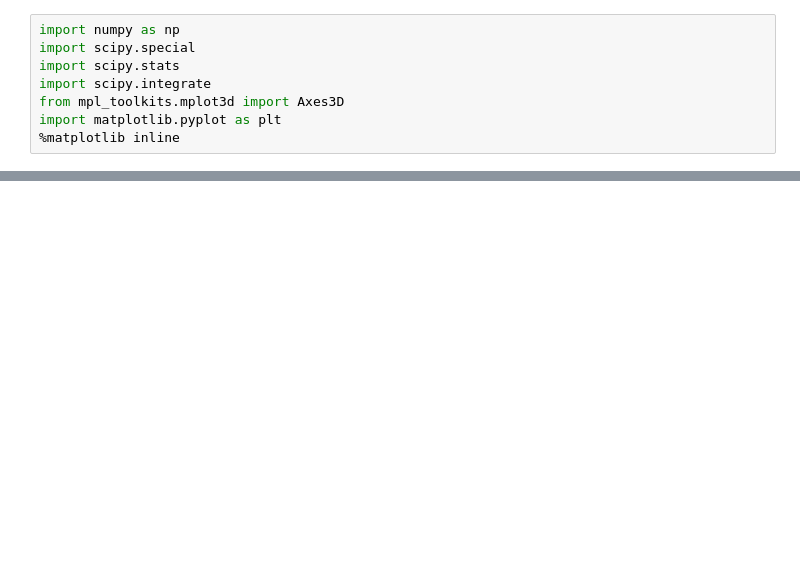
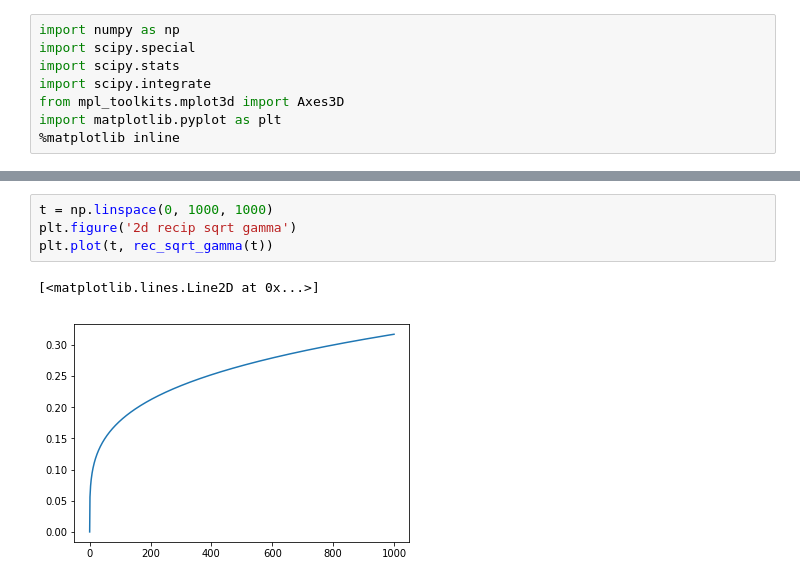
Before and after one commit to SuperKam91/bnn, a Jupyter notebook: forward_models/python_models/norm_gamma.ipynb, the cells around one changed output, grey strips where cells are left out. Drawn from its saved outputs; the diff is of its cells as text; blank space fills up the shorter version.

```diff
--- a/forward_models/python_models/norm_gamma.ipynb
+++ b/forward_models/python_models/norm_gamma.ipynb
@@ -74,0 +143,7 @@ plt.plot(t, gamma_scipy(t))
+# %%
+t = np.linspace(0, 1000, 1000)
+plt.figure('2d recip sqrt gamma')
+plt.plot(t, rec_sqrt_gamma(t))
+# %% [output]
+[<matplotlib.lines.Line2D at 0x...>]
+[figure, added]
```
Also changed, not shown: parts of 10 cells of this notebook, 17 other files.
